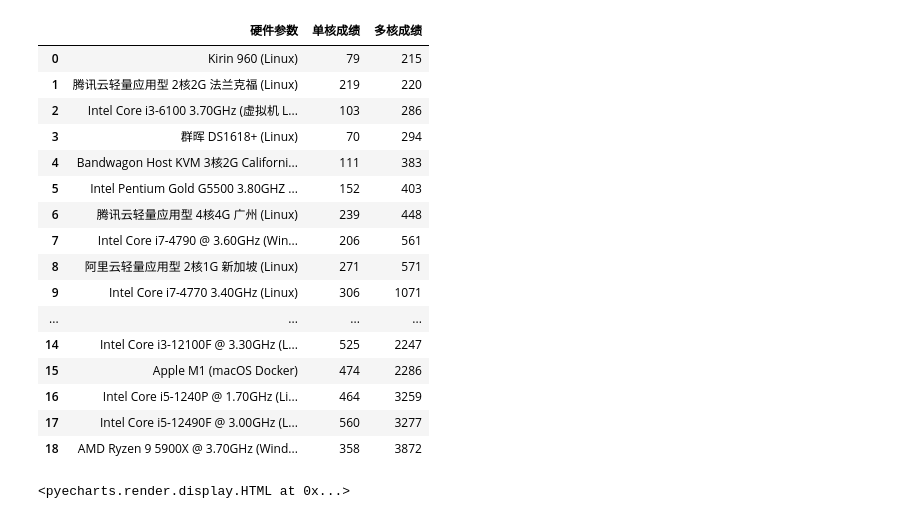
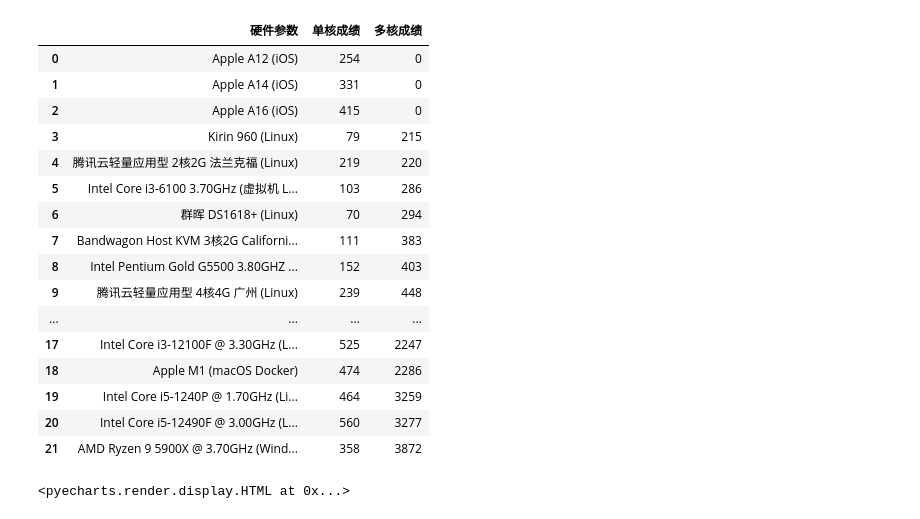
Before and after one commit to Cyberbolt/py_cpu_test, a Jupyter notebook: data_analysis/visualize.ipynb, the cells around one changed output. Cells and saved outputs as stored; diff of their text form; code cells hidden in the pictures.

```diff
--- a/data_analysis/visualize.ipynb
+++ b/data_analysis/visualize.ipynb
@@ -22,7 +22,10 @@ data_list = [['Apple M1', 'macOS', '3.8.6', 355, 2030],
              ['Apple M1', 'macOS Docker', '3.10.8', 474, 2286],
              ['Kirin 960', 'Linux', '3.7.3', 79, 215],
              ['AMD Ryzen 9 5900X @ 3.70GHz', 'Windows', '3.10.0', 358, 3872],
-             ['Intel Core i7-4790 @ 3.60GHz', 'Windows', '3.10.11', 206, 561]
+             ['Intel Core i7-4790 @ 3.60GHz', 'Windows', '3.10.11', 206, 561],
+             ['Apple A14', 'iOS', '3.7.1', 331, 0],
+             ['Apple A12', 'iOS', '3.7.1', 254, 0],
+             ['Apple A16', 'iOS', '3.7.1', 415, 0],
              ]
 data = pd.DataFrame(data_list, columns = ['硬件参数','系统','Python 版本', '单核成绩', '多核成绩'])
 data
@@ -48,7 +51,7 @@ data
 data = data.groupby(['硬件参数','系统'], as_index = False)[['Python 版本','单核成绩','多核成绩']].agg({'单核成绩': np.mean, '多核成绩': np.mean})
 data['单核成绩'] = data['单核成绩'].astype('int')
 data['多核成绩'] = data['多核成绩'].astype('int')
-data = data.sort_values(by = '多核成绩',  ascending=False, ignore_index=True)
+data = data.sort_values(by = ['多核成绩', '单核成绩'],  ascending=False, ignore_index=True)
 data
 # %% [output]
 |  | 硬件参数 | 系统 | 单核成绩 | 多核成绩 |
@@ -71,30 +74,30 @@ data
 # %%
-data_temp = data.sort_values(by = '多核成绩',  ascending=True, ignore_index=True)
+data_temp = data.sort_values(by = ['多核成绩', '单核成绩'],  ascending=True, ignore_index=True)
 
 img_list = []
 for index, row in data_temp.iterrows():
     img_list.append([f'{row.硬件参数} ({row.系统})', row.单核成绩, row.多核成绩])
 
 img_data = pd.DataFrame(img_list, columns = ['硬件参数', '单核成绩', '多核成绩'])
 img_data
 # %% [output]
 |  | 硬件参数 | 单核成绩 | 多核成绩 |
-| 0 | Kirin 960 (Linux) | 79 | 215 |
-| 1 | 腾讯云轻量应用型 2核2G 法兰克福 (Linux) | 219 | 220 |
-| 2 | Intel Core i3-6100 3.70GHz (虚拟机 L... | 103 | 286 |
-| 3 | 群晖 DS1618+ (Linux) | 70 | 294 |
-| 4 | Bandwagon Host KVM 3核2G Californi... | 111 | 383 |
-| 5 | Intel Pentium Gold G5500 3.80GHZ ... | 152 | 403 |
-| 6 | 腾讯云轻量应用型 4核4G 广州 (Linux) | 239 | 448 |
-| 7 | Intel Core i7-4790 @ 3.60GHz (Win... | 206 | 561 |
-| 8 | 阿里云轻量应用型 2核1G 新加坡 (Linux) | 271 | 571 |
-| 9 | Intel Core i7-4770 3.40GHz (Linux) | 306 | 1071 |
+| 0 | Apple A12 (iOS) | 254 | 0 |
+| 1 | Apple A14 (iOS) | 331 | 0 |
+| 2 | Apple A16 (iOS) | 415 | 0 |
+| 3 | Kirin 960 (Linux) | 79 | 215 |
+| 4 | 腾讯云轻量应用型 2核2G 法兰克福 (Linux) | 219 | 220 |
+| 5 | Intel Core i3-6100 3.70GHz (虚拟机 L... | 103 | 286 |
+| 6 | 群晖 DS1618+ (Linux) | 70 | 294 |
+| 7 | Bandwagon Host KVM 3核2G Californi... | 111 | 383 |
+| 8 | Intel Pentium Gold G5500 3.80GHZ ... | 152 | 403 |
+| 9 | 腾讯云轻量应用型 4核4G 广州 (Linux) | 239 | 448 |
 | ... | ... | ... | ... |
-| 14 | Intel Core i3-12100F @ 3.30GHz (L... | 525 | 2247 |
-| 15 | Apple M1 (macOS Docker) | 474 | 2286 |
-| 16 | Intel Core i5-1240P @ 1.70GHz (Li... | 464 | 3259 |
-| 17 | Intel Core i5-12490F @ 3.00GHz (L... | 560 | 3277 |
-| 18 | AMD Ryzen 9 5900X @ 3.70GHz (Wind... | 358 | 3872 |
+| 17 | Intel Core i3-12100F @ 3.30GHz (L... | 525 | 2247 |
+| 18 | Apple M1 (macOS Docker) | 474 | 2286 |
+| 19 | Intel Core i5-1240P @ 1.70GHz (Li... | 464 | 3259 |
+| 20 | Intel Core i5-12490F @ 3.00GHz (L... | 560 | 3277 |
+| 21 | AMD Ryzen 9 5900X @ 3.70GHz (Wind... | 358 | 3872 |
 # %%
 # 先引入我们需要用到的库
 from pyecharts import options as opts
```
Also changed, not shown: parts of 2 cells of this notebook, 1 other file.
